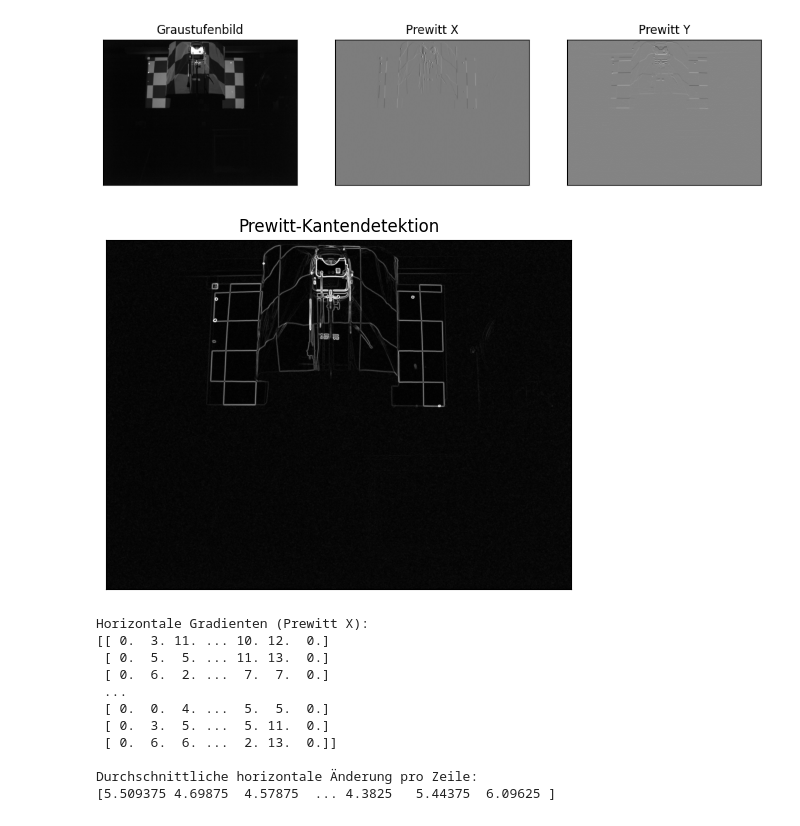
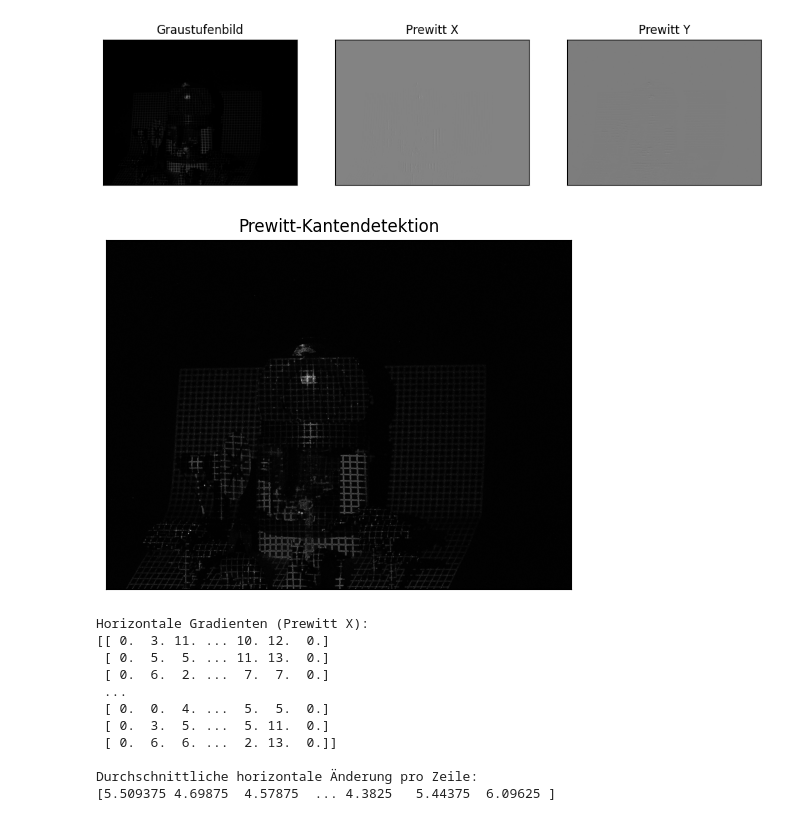
Before and after one commit to IsaacAppleLover/AKAT-3D-Analyzator, a Jupyter notebook: 05_Depth_Map/01_Versuch_01/3D Analyser Mustertest.ipynb, the cells around one changed output. Cells and saved outputs as stored; diff of their text form; code cells hidden in the pictures.

```diff
--- a/05_Depth_Map/01_Versuch_01/3D Analyser Mustertest.ipynb
+++ b/05_Depth_Map/01_Versuch_01/3D Analyser Mustertest.ipynb
@@ -27,39 +27,39 @@ import numpy as np
 import matplotlib.pyplot as plt
 
 # Bild einlesen
-img = cv2.imread('Utils/Images/01_Beamer_erster_Versuch/01_links/links4.bmp')
+img = cv2.imread('../../02_Utils/Images/lasertestv2-rechts.png')
 # Bild in Graustufen umwandeln
 gray = cv2.cvtColor(img, cv2.COLOR_BGR2GRAY)
 
 # Prewitt-Filter definieren
 prewitt_kernel_x = np.array([[1, 0, -1], [1, 0, -1], [1, 0, -1]])
 prewitt_kernel_y = np.array([[1, 1, 1], [0, 0, 0], [-1, -1, -1]])
 
 # Filter anwenden
 grad_x = cv2.filter2D(gray, cv2.CV_64F, prewitt_kernel_x)
 grad_y = cv2.filter2D(gray, cv2.CV_64F, prewitt_kernel_y)
 
 # Gradientenbilder kombinieren
 magnitude = np.sqrt(grad_x**2 + grad_y**2)
 magnitude = cv2.convertScaleAbs(magnitude)
 
 # Ergebnisse anzeigen
 plt.figure(figsize=(12, 6))
 plt.subplot(131), plt.imshow(gray, cmap='gray')
 plt.title('Graustufenbild'), plt.xticks([]), plt.yticks([])
 plt.subplot(132), plt.imshow(grad_x, cmap='gray')
 plt.title('Prewitt X'), plt.xticks([]), plt.yticks([])
 plt.subplot(133), plt.imshow(grad_y, cmap='gray')
 plt.title('Prewitt Y'), plt.xticks([]), plt.yticks([])
 plt.show()
 
 plt.figure(figsize=(6, 6))
 plt.imshow(magnitude, cmap='gray')
 plt.title('Prewitt-Kantendetektion'), plt.xticks([]), plt.yticks([])
 plt.show()
 # %% [output]
-[figure, old version]
+[figure, new version]
-[figure, old version]
+[figure, new version]
 # %%
 import cv2
 import numpy as np
```
Also changed, not shown: parts of 1 cell of this notebook.
